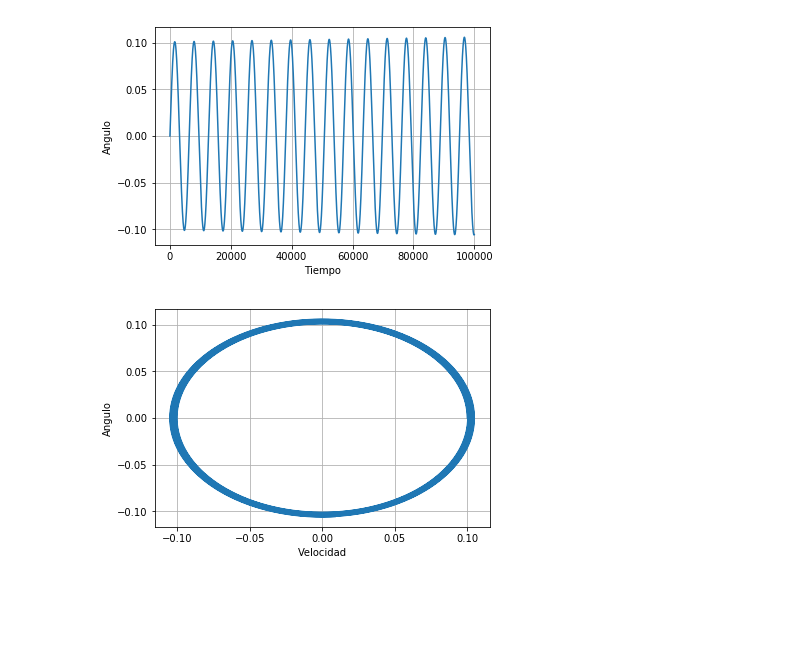
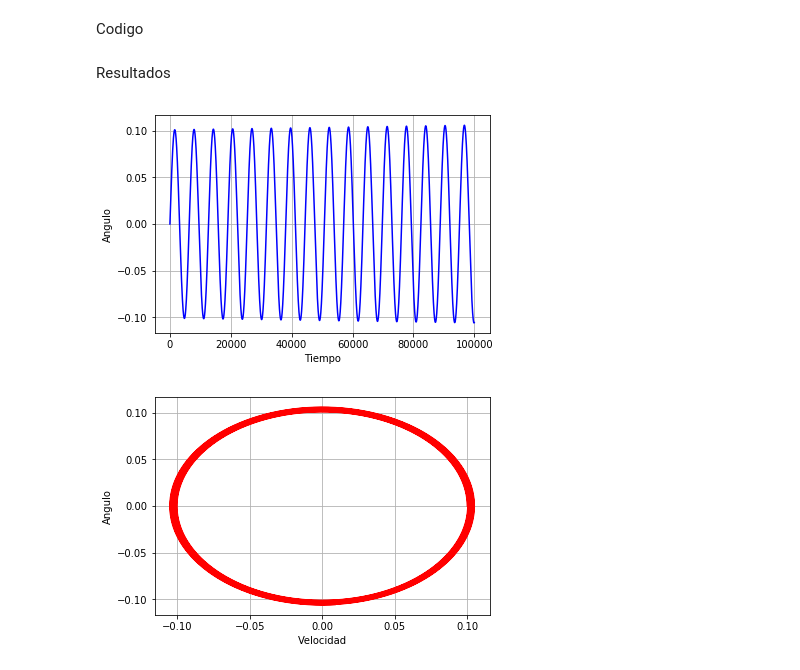
Before and after one commit to DCI-alxogm/pb2018-seguragg2018, a Jupyter notebook: semana14/Ejercicio_Oscilador.ipynb, the cells around one changed output. Cells and saved outputs as stored; diff of their text form; code cells hidden in the pictures; blank space fills up the shorter version.

```diff
--- a/semana14/Ejercicio_Oscilador.ipynb
+++ b/semana14/Ejercicio_Oscilador.ipynb
@@ -1 +3,3 @@
+# %% [markdown]
+Codigo
 # %%
@@ -17,15 +52,20 @@ for i in range(n-1):
+# %% [markdown]
+Resultados
 # %%
-plt.plot(O)
+#Se imprimen los resultados
+#El angulo en funcion del tiempo
+plt.plot(O, color='b')
 plt.xlabel('Tiempo')
 plt.ylabel('Angulo')
 plt.grid()
 # %% [output]
-[figure, old version]
+[figure, new version]
 # %%
-plt.plot(v,O)
+#El angulo en funcion de la velocidad
+plt.plot(v,O, color='r')
 plt.xlabel('Velocidad')
 plt.ylabel('Angulo')
 plt.grid()
 # %% [output]
-[figure, old version]
+[figure, new version]
 # %%
```
Also changed, not shown: parts of 5 cells of this notebook, 6 other files.
